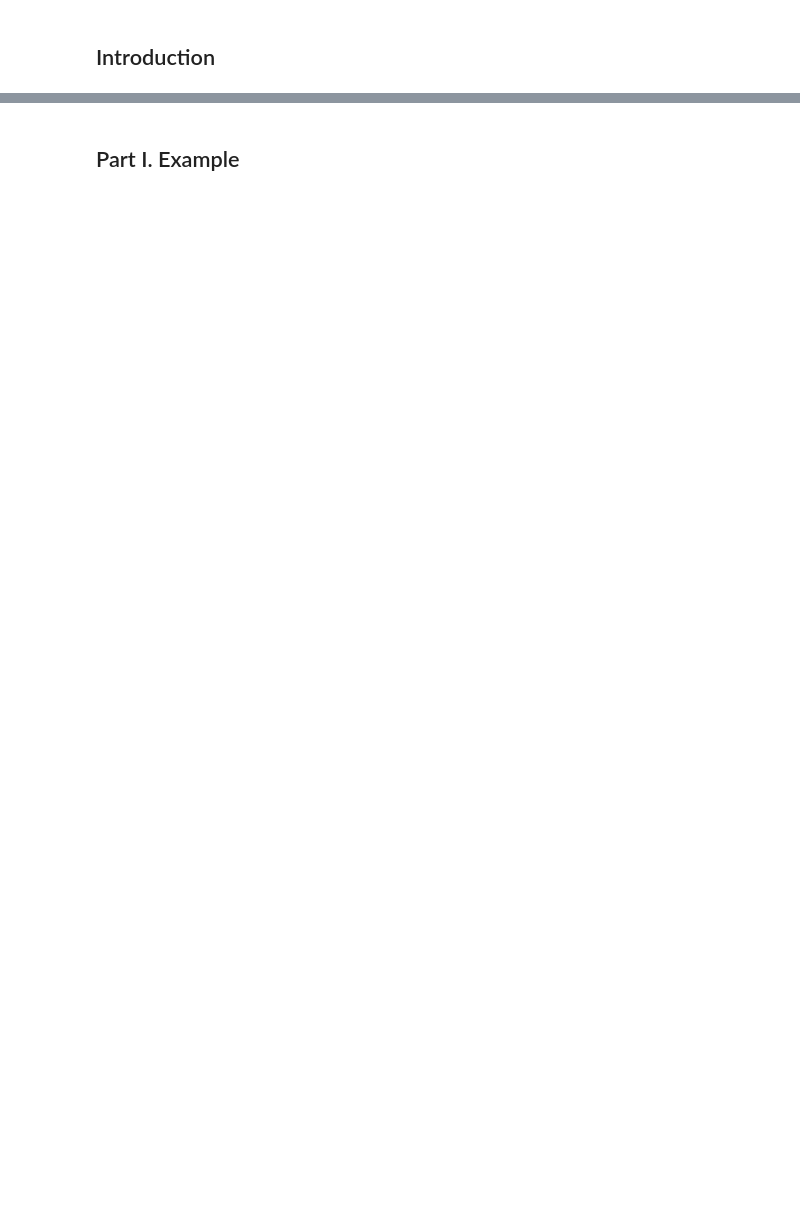
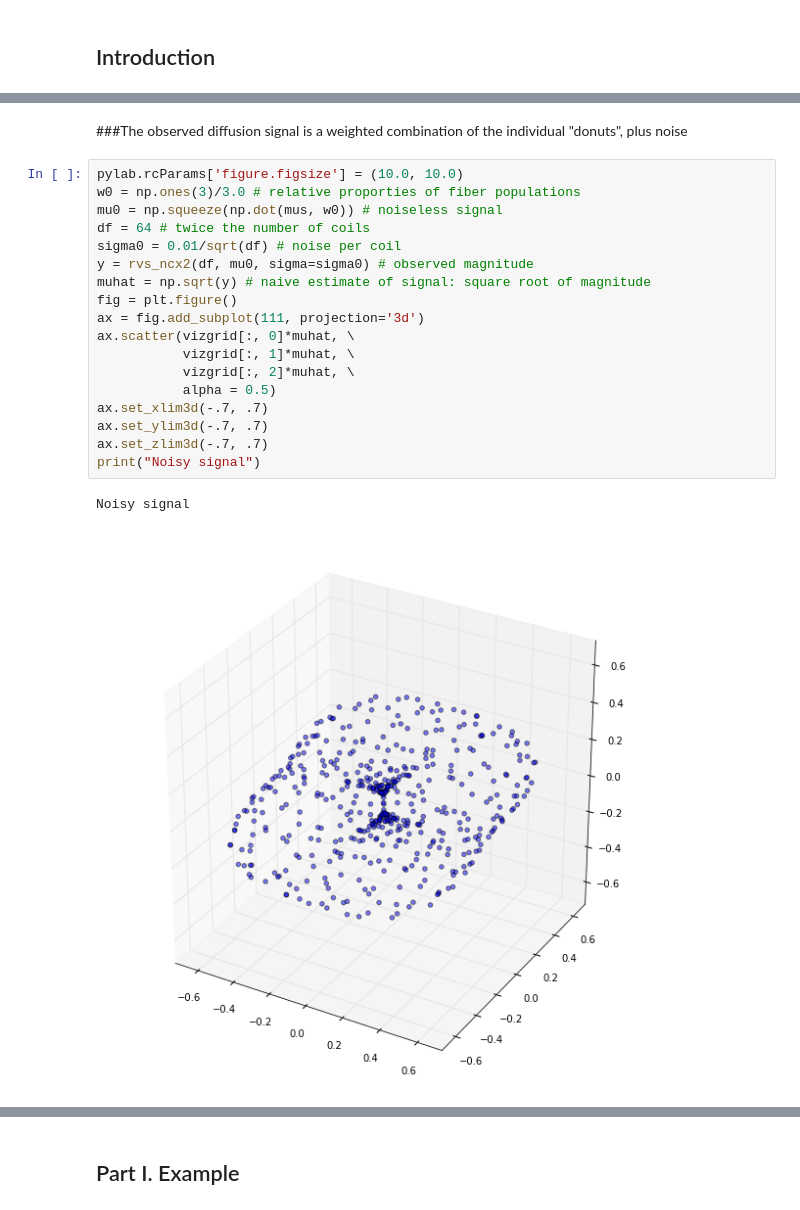
Before and after one commit to snarles/donuts2, a Jupyter notebook: spark/simulations.ipynb, the cells around one changed output, grey strips where cells are left out. Drawn from its saved outputs; the diff is of its cells as text; blank space fills up the shorter version.

```diff
--- a/spark/simulations.ipynb
+++ b/spark/simulations.ipynb
@@ -17,0 +59,23 @@ f.close()
+# %% [markdown]
+###The observed diffusion signal is a weighted combination of the individual "donuts", plus noise
+# %%
+pylab.rcParams['figure.figsize'] = (10.0, 10.0)
+w0 = np.ones(3)/3.0 # relative proporties of fiber populations
+mu0 = np.squeeze(np.dot(mus, w0)) # noiseless signal
+df = 64 # twice the number of coils
+sigma0 = 0.01/sqrt(df) # noise per coil
+y = rvs_ncx2(df, mu0, sigma=sigma0) # observed magnitude
+muhat = np.sqrt(y) # naive estimate of signal: square root of magnitude
+fig = plt.figure()
+ax = fig.add_subplot(111, projection='3d')
+ax.scatter(vizgrid[:, 0]*muhat, \
+           vizgrid[:, 1]*muhat, \
+           vizgrid[:, 2]*muhat, \
+           alpha = 0.5)
+ax.set_xlim3d(-.7, .7)
+ax.set_ylim3d(-.7, .7)
+ax.set_zlim3d(-.7, .7)
+print("Noisy signal")
+# %% [output]
+Noisy signal
+[figure, added]
```
Also changed, not shown: parts of 7 cells of this notebook, 2 other files.
